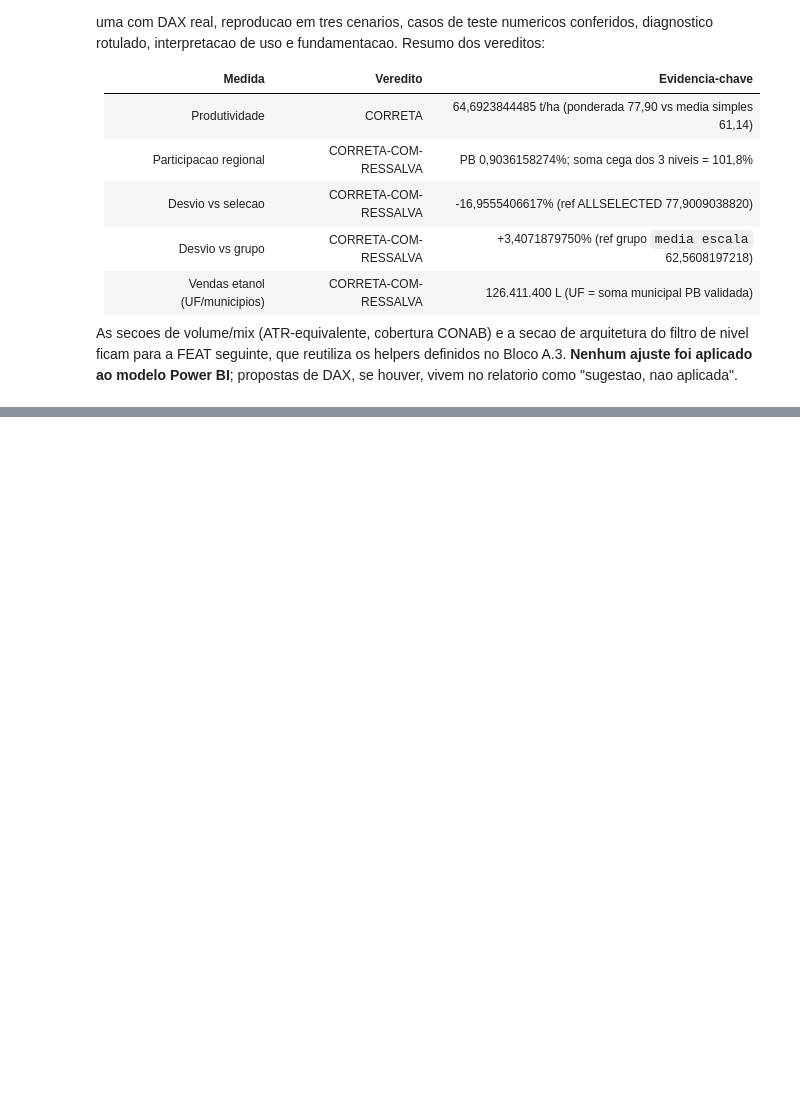
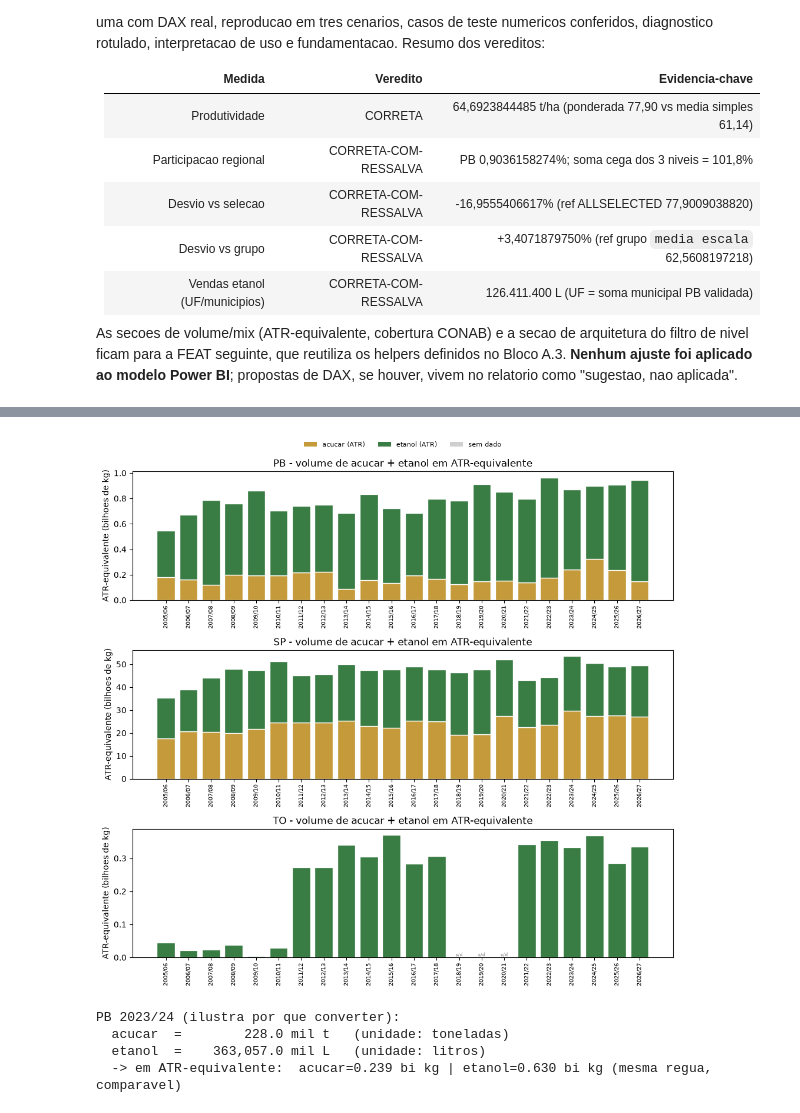
Before and after one commit to brennohdev/canavis-data-visualization-2026.2, a Jupyter notebook: notebooks/05_auditoria_medidas_dax.ipynb, the cells around one changed output, grey strips where cells are left out. Saved outputs shown, nothing was run; the diff lists cells and outputs as text; code cells hidden in the pictures; blank space fills up the shorter version.

```diff
--- a/notebooks/05_auditoria_medidas_dax.ipynb
+++ b/notebooks/05_auditoria_medidas_dax.ipynb
@@ -771,0 +1110,43 @@ Power BI**; propostas de DAX, se houver, vivem no relatorio como "sugestao, nao
+# %%
+# 6.5 (b) Volumes absolutos em ATR-equivalente (acucar + etanol empilhados na mesma regua).
+def plot_volume_atr(uf, ax):
+    s = _serie_share(uf)
+    x = range(len(s))
+    labels = s["safra"].tolist()
+    for i, (_, r) in enumerate(s.iterrows()):
+        aac, aet = r["atr_eq_acucar"], r["atr_eq_etanol"]
+        if r["situacao_mix"] == "sem_dado" or pd.isna(aac) or pd.isna(aet):
+            # Sem dado: marcador cinza na base (nao desenha volume inexistente).
+            ax.bar(i, 0, color=COR_SEMDADO)
+            ax.text(i, 0, "s/d", ha="center", va="bottom", fontsize=6, color="#888")
+            continue
+        # Em bilhoes de kg ATR para legibilidade.
+        aac_b, aet_b = aac / 1e9, aet / 1e9
+        ax.bar(i, aac_b, color=COR_ACUCAR, edgecolor="white")
+        ax.bar(i, aet_b, bottom=aac_b, color=COR_ETANOL, edgecolor="white")
+    ax.set_xticks(list(x))
+    ax.set_xticklabels(labels, rotation=90, fontsize=7)
+    ax.set_ylabel("ATR-equivalente (bilhoes de kg)")
+    ax.set_title(f"{uf} - volume de acucar + etanol em ATR-equivalente")
+
+fig, axes = plt.subplots(len(ufs_contraste), 1, figsize=(10, 3.2 * len(ufs_contraste)))
+for ax, uf in zip(axes, ufs_contraste):
+    plot_volume_atr(uf, ax)
+axes[0].legend(handles=handles[:2] + [Patch(facecolor=COR_SEMDADO, label="sem dado")],
+               loc="upper center", bbox_to_anchor=(0.5, 1.28), ncol=3, fontsize=8, frameon=False)
+fig.tight_layout()
+plt.show()
+
+# Demonstracao numerica de que t e L crus NAO sao comparaveis, mas ATR sim.
+r = ind[(ind["uf"] == "PB") & (ind["safra"] == "2023/24")].iloc[0]
+print("PB 2023/24 (ilustra por que converter):")
+print(f"  acucar  = {r['producao_acucar_mil_t']:>12,.1f} mil t   (unidade: toneladas)")
+print(f"  etanol  = {r['producao_etanol_total_mil_l']:>12,.1f} mil L   (unidade: litros)")
+print(f"  -> em ATR-equivalente:  acucar={r['atr_eq_acucar']/1e9:.3f} bi kg | "
+      f"etanol={r['atr_eq_etanol']/1e9:.3f} bi kg (mesma regua, comparavel)")
+# %% [output]
+[figure, added]
+PB 2023/24 (ilustra por que converter):
+  acucar  =        228.0 mil t   (unidade: toneladas)
+  etanol  =    363,057.0 mil L   (unidade: litros)
+  -> em ATR-equivalente:  acucar=0.239 bi kg | etanol=0.630 bi kg (mesma regua, comparavel)
```
Also changed, not shown: parts of 20 cells of this notebook.
